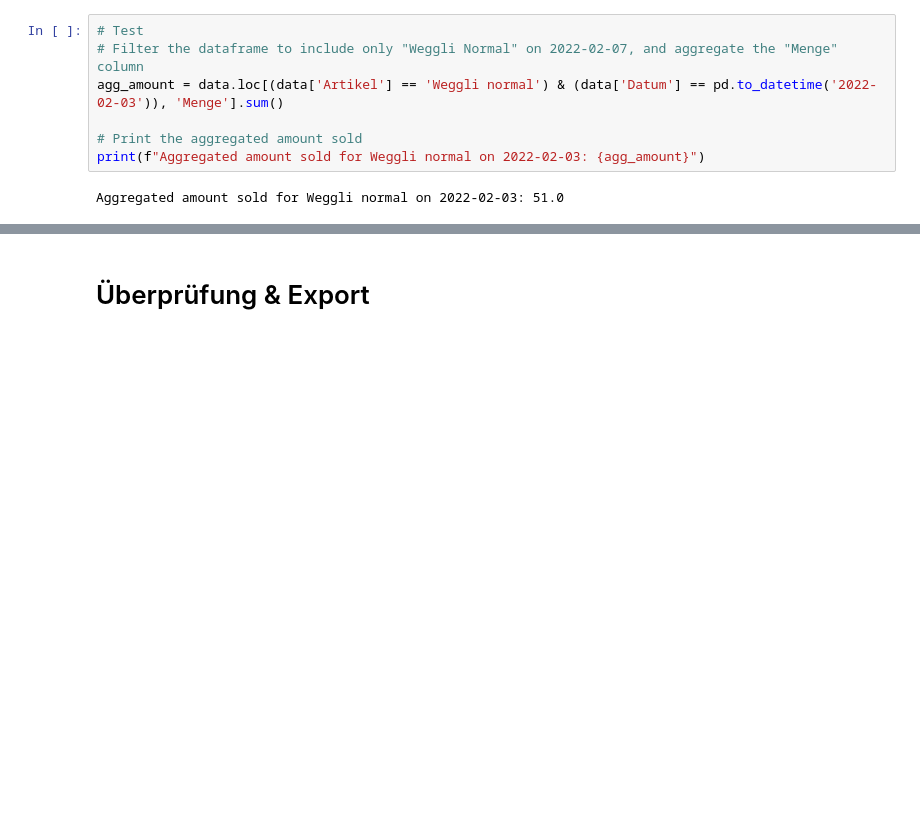
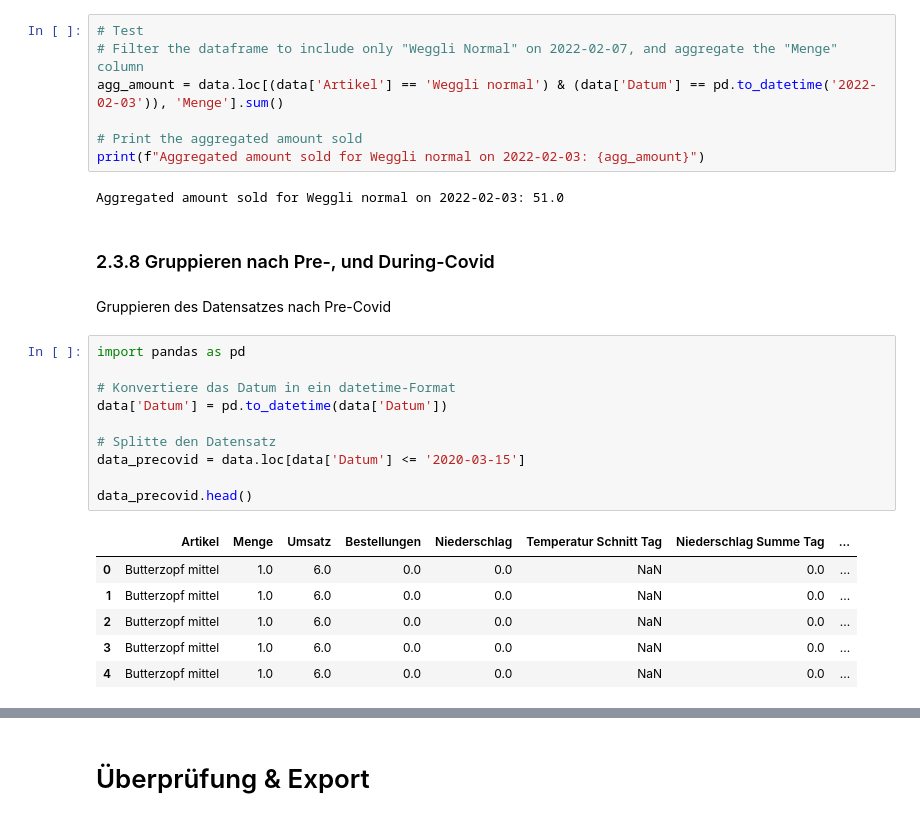
Before and after one commit to mrtz-wssl/KI_in_KMU, a Jupyter notebook: Feature Engineering.ipynb, the cells around one changed output, grey strips where cells are left out. Cells and saved outputs as stored; diff of their text form; blank space fills up the shorter version.

```diff
--- a/Feature Engineering.ipynb
+++ b/Feature Engineering.ipynb
@@ -1299,3 +1299,24 @@ agg_amount = data.loc[(data['Artikel'] == 'Weggli normal') & (data['Datum'] == p
 print(f"Aggregated amount sold for Weggli normal on 2022-02-03: {agg_amount}")
 # %% [output]
 Aggregated amount sold for Weggli normal on 2022-02-03: 51.0
+# %% [markdown]
+### 2.3.8 Gruppieren nach Pre-, und During-Covid
+# %% [markdown]
+Gruppieren des Datensatzes nach Pre-Covid
+# %%
+import pandas as pd
+
+# Konvertiere das Datum in ein datetime-Format
+data['Datum'] = pd.to_datetime(data['Datum'])
+
+# Splitte den Datensatz
+data_precovid = data.loc[data['Datum'] <= '2020-03-15']
+
+data_precovid.head()
+# %% [output]
+|  | Artikel | Menge | Umsatz | Bestellungen | Niederschlag | Temperatur Schnitt Tag | Niederschlag Summe Tag | ... |
+| 0 | Butterzopf mittel | 1.0 | 6.0 | 0.0 | 0.0 | NaN | 0.0 | ... |
+| 1 | Butterzopf mittel | 1.0 | 6.0 | 0.0 | 0.0 | NaN | 0.0 | ... |
+| 2 | Butterzopf mittel | 1.0 | 6.0 | 0.0 | 0.0 | NaN | 0.0 | ... |
+| 3 | Butterzopf mittel | 1.0 | 6.0 | 0.0 | 0.0 | NaN | 0.0 | ... |
+| 4 | Butterzopf mittel | 1.0 | 6.0 | 0.0 | 0.0 | NaN | 0.0 | ... |
```
Also changed, not shown: parts of 9 cells of this notebook.
